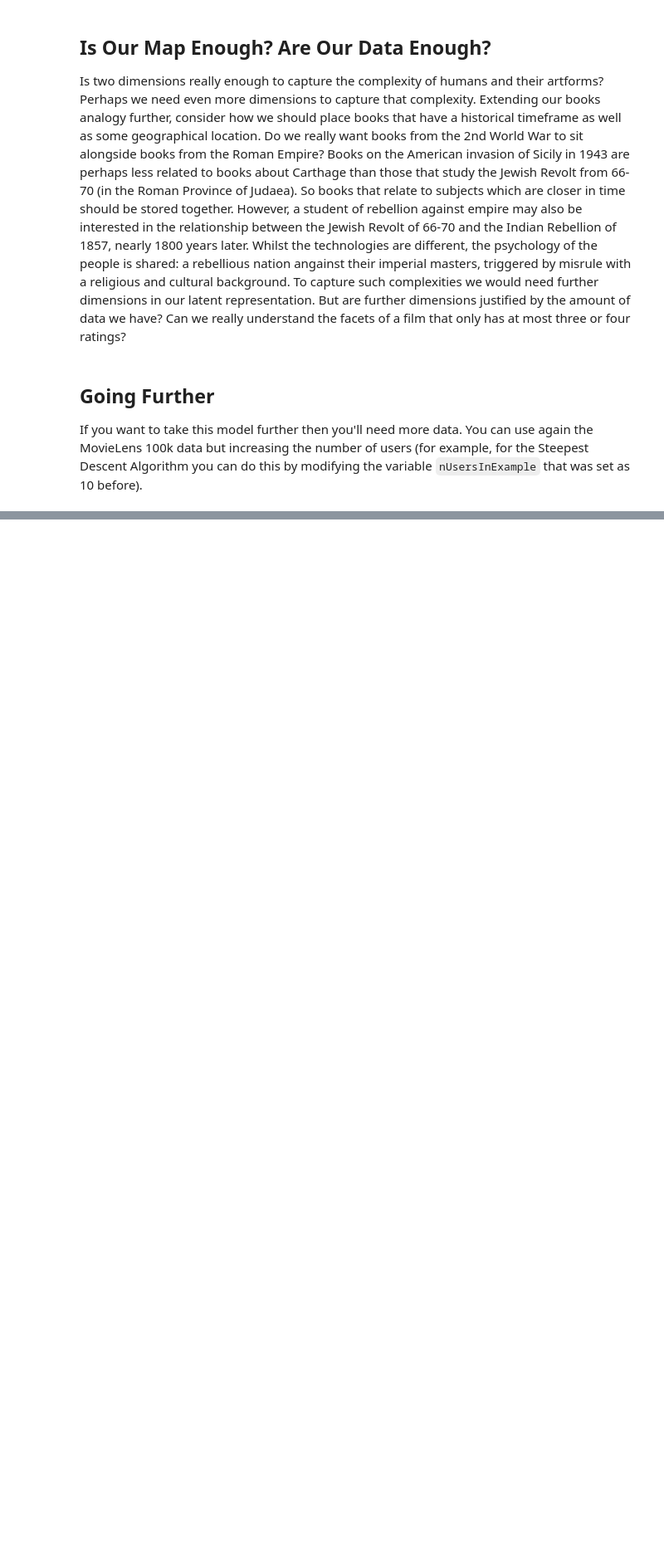
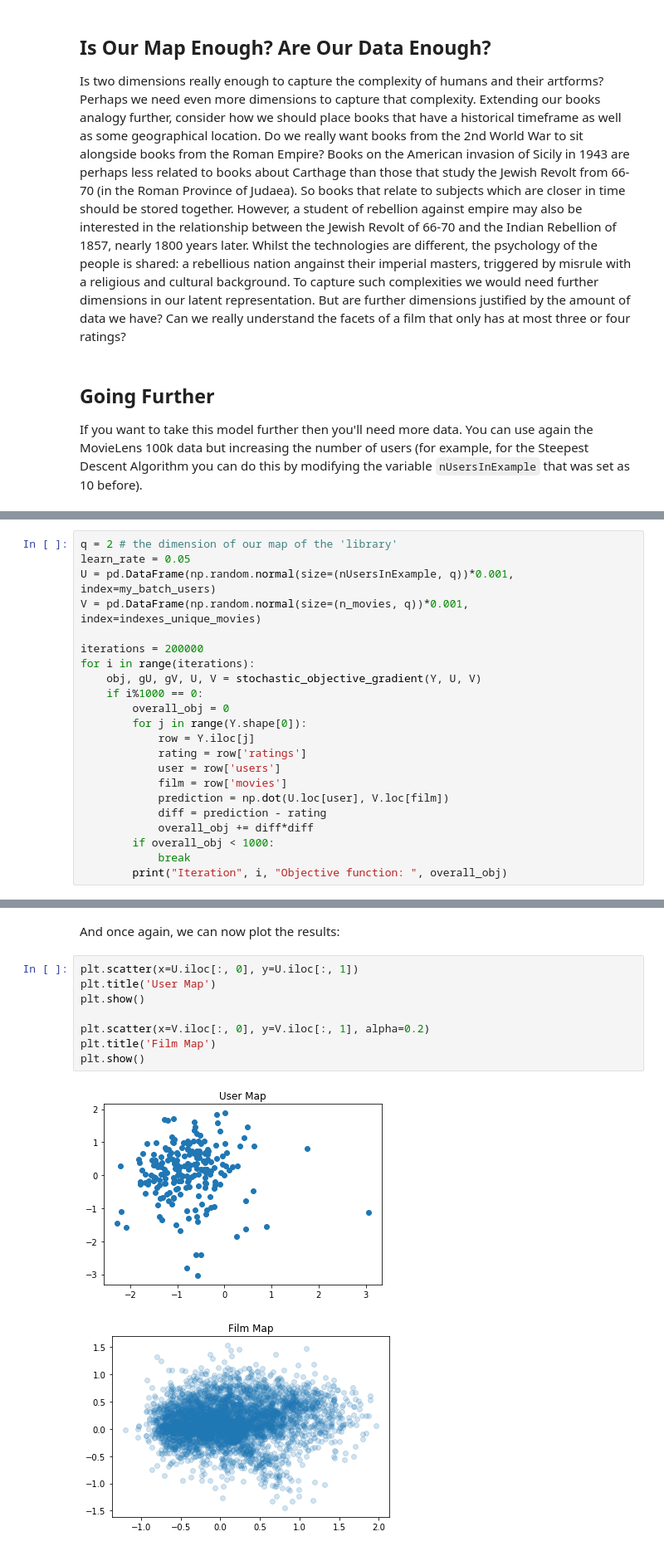
Before and after one commit to tomcdonald/ml-ai, a Jupyter notebook: labs/Lab 2 - Objective Functions.ipynb, the cells around one changed output, grey strips where cells are left out. Shown at 83% size. Cells and saved outputs as stored; diff of their text form; blank space fills up the shorter version.

```diff
--- a/labs/Lab 2 - Objective Functions.ipynb
+++ b/labs/Lab 2 - Objective Functions.ipynb
@@ -455,0 +631,22 @@ Use stochastic gradient descent to make a movie map for the MovieLens 100k data.
+# %%
+q = 2 # the dimension of our map of the 'library'
+learn_rate = 0.05
+U = pd.DataFrame(np.random.normal(size=(nUsersInExample, q))*0.001, index=my_batch_users)
+V = pd.DataFrame(np.random.normal(size=(n_movies, q))*0.001, index=indexes_unique_movies)
+
+iterations = 200000
+for i in range(iterations):
+    obj, gU, gV, U, V = stochastic_objective_gradient(Y, U, V)
+    if i%1000 == 0:
+        overall_obj = 0
+        for j in range(Y.shape[0]):
+            row = Y.iloc[j]
+            rating = row['ratings']
+            user = row['users']
+            film = row['movies']
+            prediction = np.dot(U.loc[user], V.loc[film])
+            diff = prediction - rating
+            overall_obj += diff*diff
+        if overall_obj < 1000:
+            break
+        print("Iteration", i, "Objective function: ", overall_obj)
@@ -455,0 +671,13 @@ Use stochastic gradient descent to make a movie map for the MovieLens 100k data.
+# %% [markdown]
+And once again, we can now plot the results:
+# %%
+plt.scatter(x=U.iloc[:, 0], y=U.iloc[:, 1])
+plt.title('User Map')
+plt.show()
+
+plt.scatter(x=V.iloc[:, 0], y=V.iloc[:, 1], alpha=0.2)
+plt.title('Film Map')
+plt.show()
+# %% [output]
+[figure, added]
+[figure, added]
```
Also changed, not shown: parts of 13 cells of this notebook.
